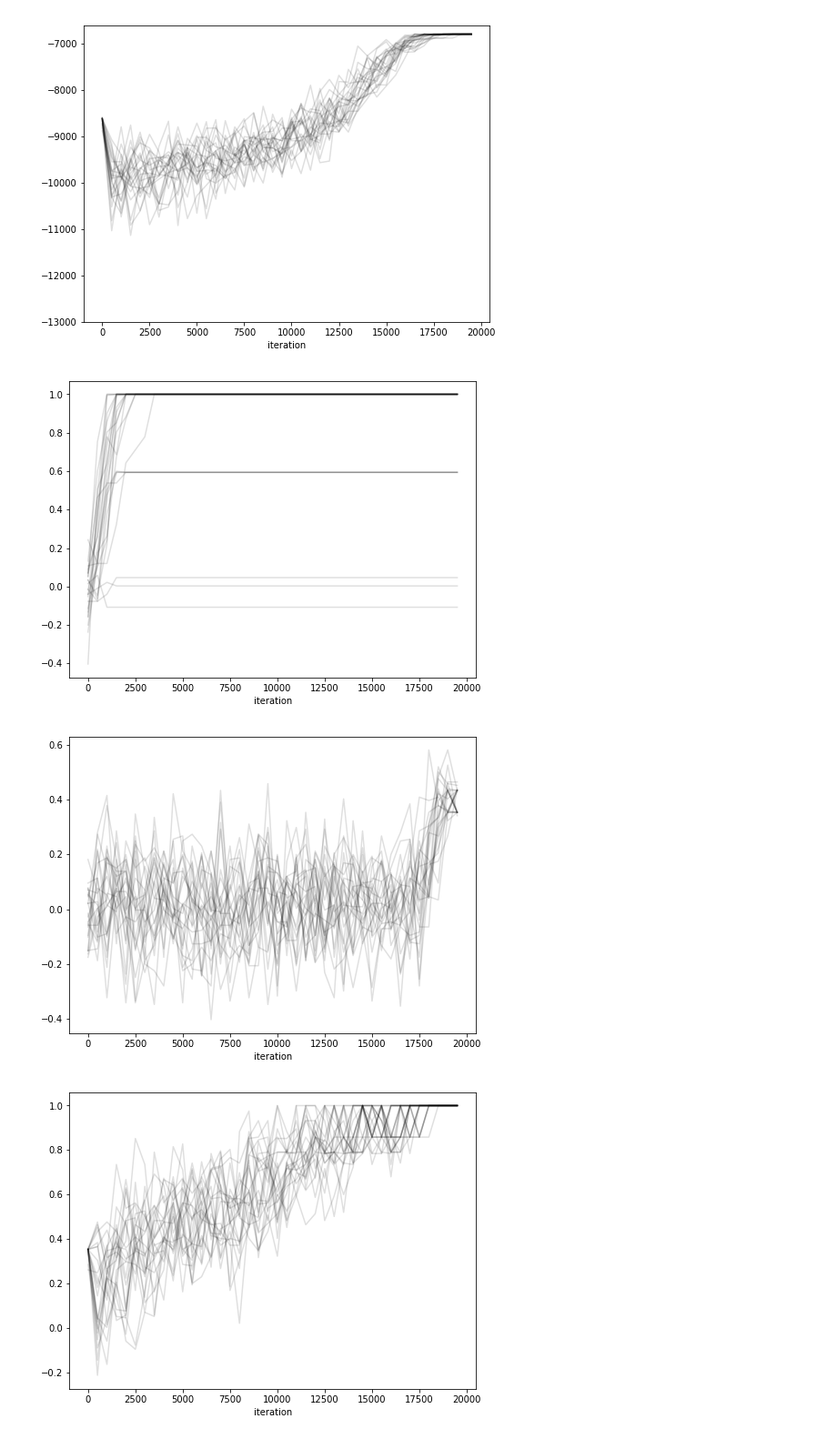
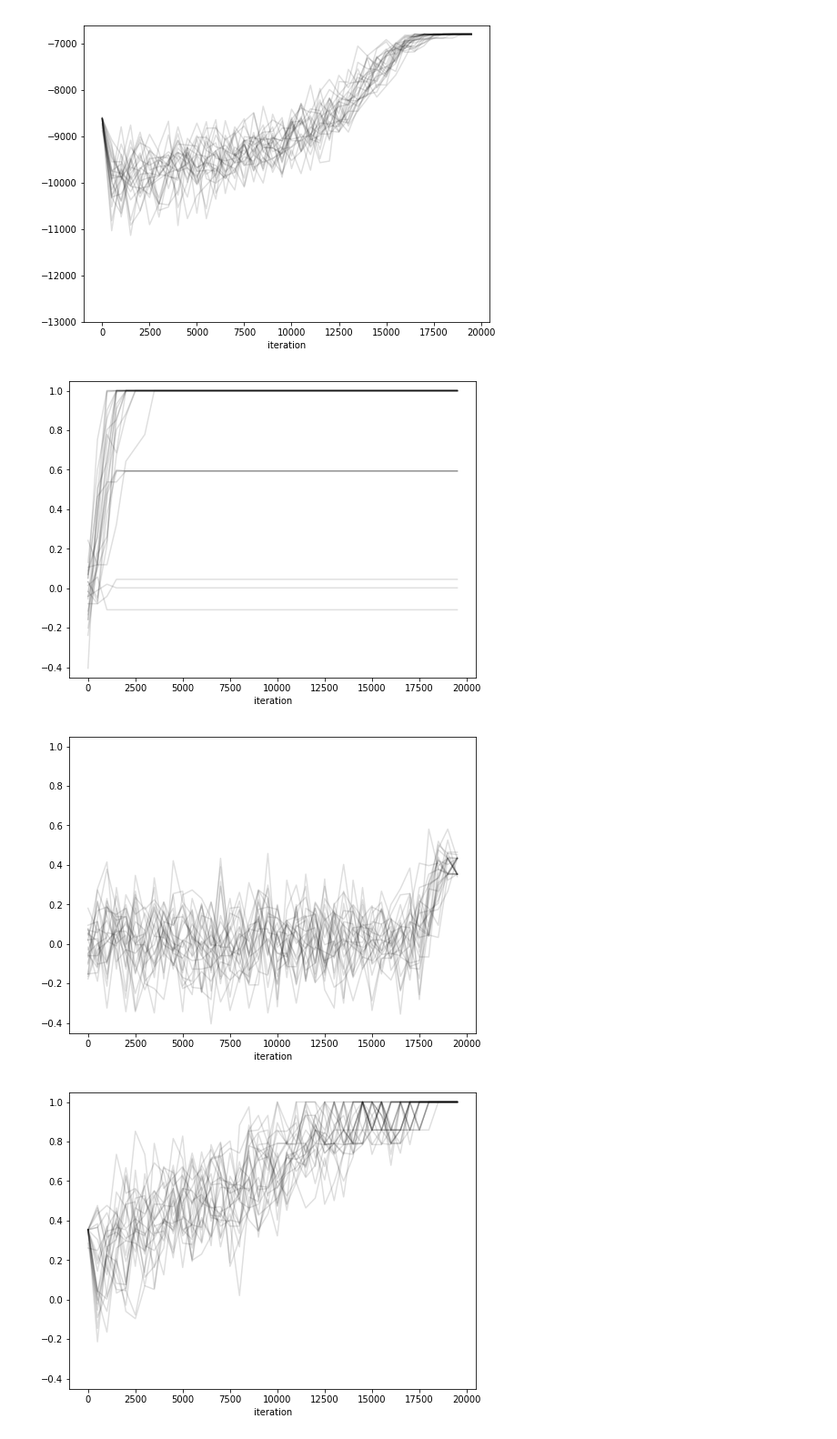
Before and after one commit to NeilNjae/cipher-tools, a Jupyter notebook: hillclimbing-results/hillclimbing-results.ipynb, the cells around one changed output. Shown at 91% size. Cells and saved outputs as stored; diff of their text form; code cells hidden in the pictures.

Commit message:
Regenerated tau graphs

```diff
--- a/hillclimbing-results/hillclimbing-results.ipynb
+++ b/hillclimbing-results/hillclimbing-results.ipynb
@@ -167,15 +167,15 @@ for f in glob.glob("*trigram*.csv"):
 # %%
 for f in glob.glob("*.csv"):
     df = pd.read_csv(f).set_index(['worker', 'iteration']).sort_index()
     workers = list(sorted(set(df.index.get_level_values(0))))
     df['tau'] = df.apply(calc_tau, axis=1)
     fig, ax = plt.subplots()
     for w in workers:
         df.loc[w].tau.plot(ax=ax, color='#00000020',
-#                                ylim=test_ylim,
+                               ylim=(-0.45, 1.05),
                                figsize=(8,6))
     fig.savefig(f + '.tau.png')
 # %% [output]
-[figure, old version]
+[figure, new version]
-[figure, old version]
+[figure, new version]
-[figure, old version]
+[figure, new version]
```
Also changed, not shown: parts of 1 cell of this notebook, 12 other files.
